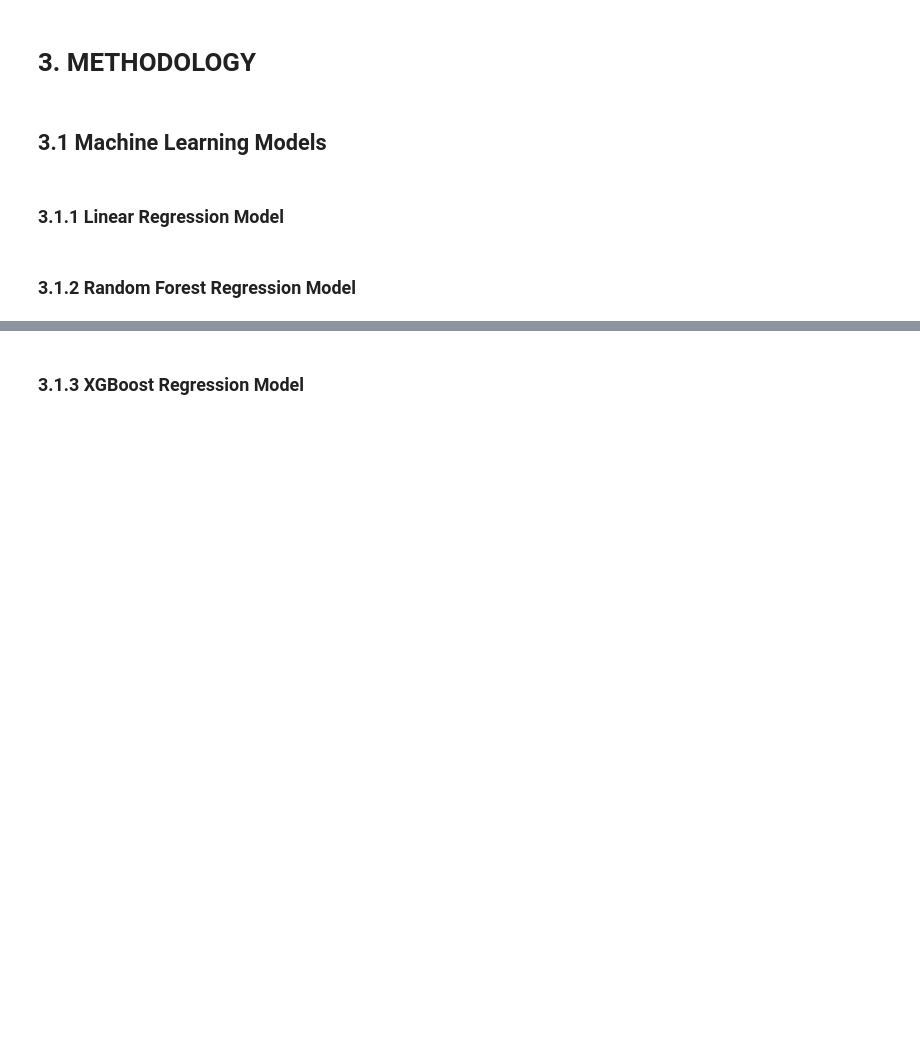
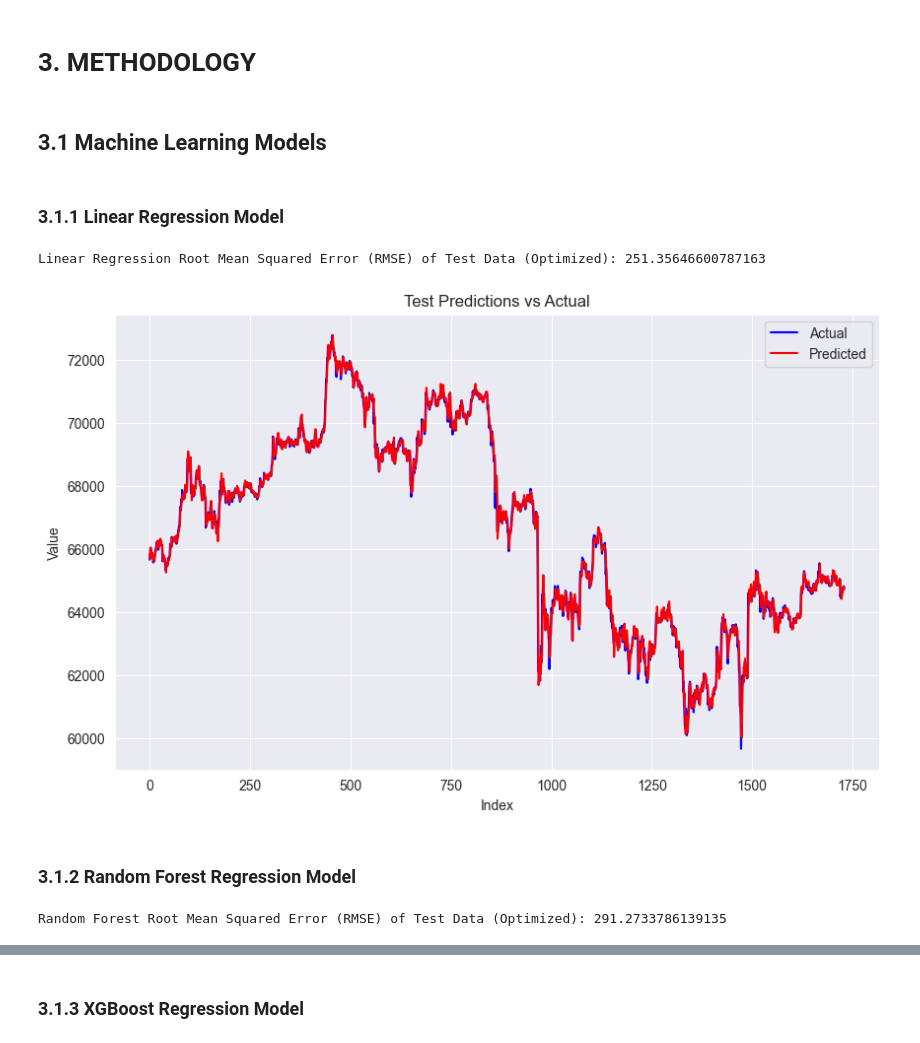
Before and after one commit to emrecobann/SurfingBTCWaves, a Jupyter notebook: SurfingBTC.ipynb, the cells around one changed output, grey strips where cells are left out. Saved outputs shown, nothing was run; the diff lists cells and outputs as text; code cells hidden in the pictures; blank space fills up the shorter version.

Commit message:
Added Random Forest Regressor and Linear Regressor

```diff
--- a/SurfingBTC.ipynb
+++ b/SurfingBTC.ipynb
@@ -441,6 +457,30 @@ def sliding_window_generator(x_df, y_df, window_size, step_size):
 # %% [markdown]
 <a id=3.1.1></a>
 ### 3.1.1 Linear Regression Model
+# %%
+# Generate sliding window data
+train_seq_x, train_seq_y = sliding_window_generator(X_train, y_train, window_size=1, step_size=1,forecast_horizon=1)
+val_seq_x, val_seq_y = sliding_window_generator(X_val, y_val,  window_size=1, step_size=1,forecast_horizon=1)
+test_seq_x, test_seq_y = sliding_window_generator(X_test, y_test,  window_size=1, step_size=1,forecast_horizon=1)
+
+# Initialize Linear Regressor
+lin_reg = LinearRegression()
+
+# Train the Linear Regression model
+lin_reg.fit(train_seq_x.reshape(len(train_seq_x), -1), train_seq_y)
+
+# Make predictions on the test set
+y_pred_lin = lin_reg.predict(test_seq_x.reshape(len(test_seq_x), -1))
+# %%
+# Calculate RMSE on the test set
+rmse_test_lin = np.sqrt(mean_squared_error(y_pred_rf, test_seq_y))
+print("Linear Regression Root Mean Squared Error (RMSE) of Test Data (Optimized):", rmse_test_lin)
+# %% [output]
+Linear Regression Root Mean Squared Error (RMSE) of Test Data (Optimized): 251.35646600787163
+# %%
+plot_predictions(test_seq_y, y_pred_lin)
+# %% [output]
+[figure, added]
 # %% [markdown]
 <a id=3.1.2></a>
 ### 3.1.2 Random Forest Regression Model
@@ -446,0 +507,6 @@ def sliding_window_generator(x_df, y_df, window_size, step_size):
+# %%
+# Calculate RMSE on the test set
+rmse_test_rf = np.sqrt(mean_squared_error(y_pred_rf, test_seq_y))
+print("Random Forest Root Mean Squared Error (RMSE) of Test Data (Optimized):", rmse_test_rf)
+# %% [output]
+Random Forest Root Mean Squared Error (RMSE) of Test Data (Optimized): 291.2733786139135
```
Also changed, not shown: parts of 20 cells of this notebook.
